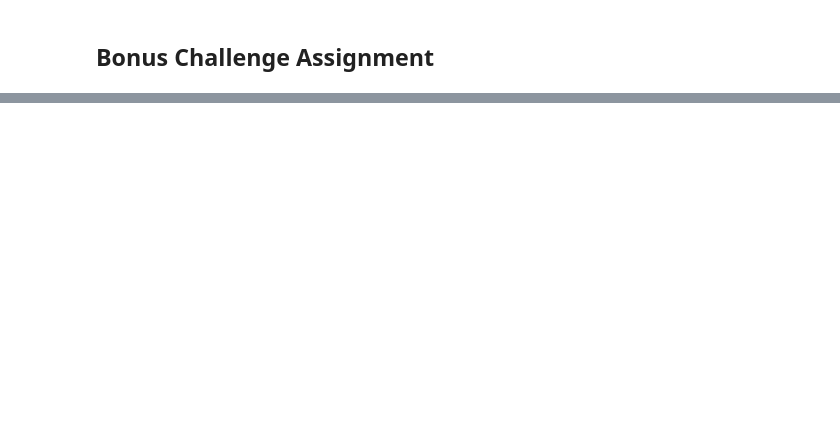
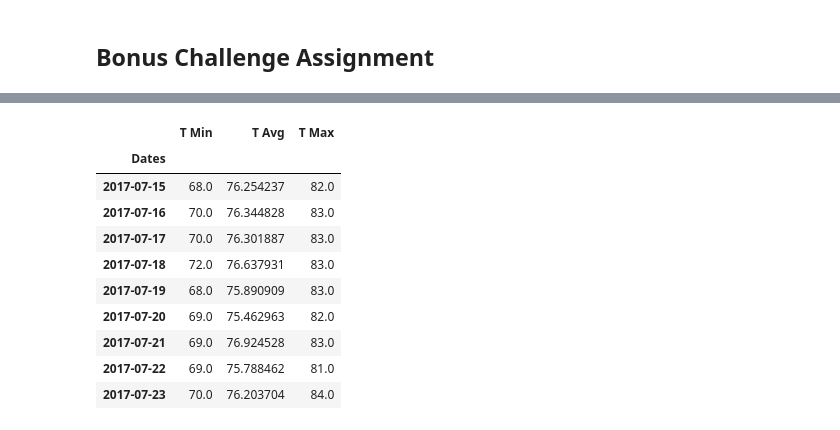
Before and after one commit to Sanjaye22/sqlalchemy-challenge, a Jupyter notebook: climate_starter.ipynb, the cells around one changed output, grey strips where cells are left out. Drawn from its saved outputs; the diff is of its cells as text; code cells hidden in the pictures; blank space fills up the shorter version.

```diff
--- a/climate_starter.ipynb
+++ b/climate_starter.ipynb
@@ -293,2 +385,17 @@ daily_normals("01-01")
 # %%
 # Load the previous query results into a Pandas DataFrame and add the `trip_dates` range as the `date` index
+normals_df = pd.DataFrame(daily_normals_df, index=trip_dates, columns = ['T Min' , 'T Avg', 'T Max'])
+normals_df.index.name = "Dates"
+normals_df
+# %% [output]
+|  | T Min | T Avg | T Max |
+| Dates |  |  |  |
+| 2017-07-15 | 68.0 | 76.254237 | 82.0 |
+| 2017-07-16 | 70.0 | 76.344828 | 83.0 |
+| 2017-07-17 | 70.0 | 76.301887 | 83.0 |
+| 2017-07-18 | 72.0 | 76.637931 | 83.0 |
+| 2017-07-19 | 68.0 | 75.890909 | 83.0 |
+| 2017-07-20 | 69.0 | 75.462963 | 82.0 |
+| 2017-07-21 | 69.0 | 76.924528 | 83.0 |
+| 2017-07-22 | 69.0 | 75.788462 | 81.0 |
+| 2017-07-23 | 70.0 | 76.203704 | 84.0 |
```
Also changed, not shown: parts of 17 cells of this notebook, 7 other files.
